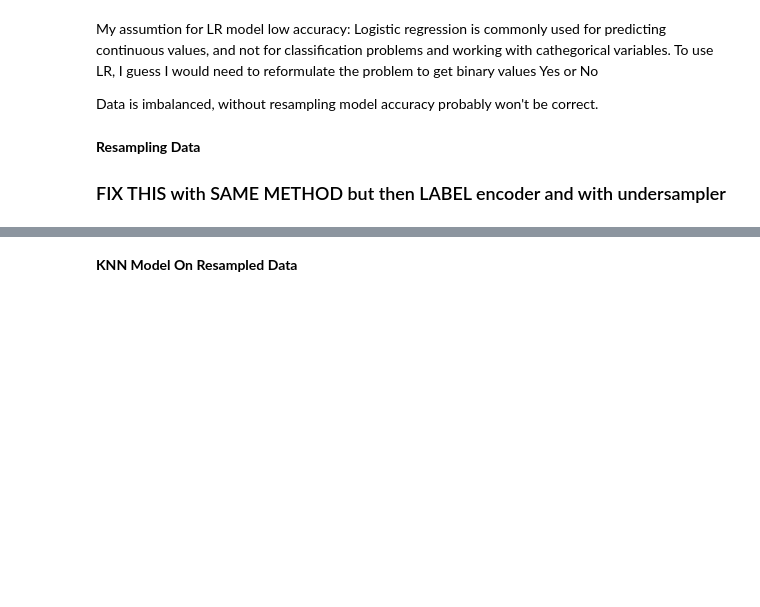
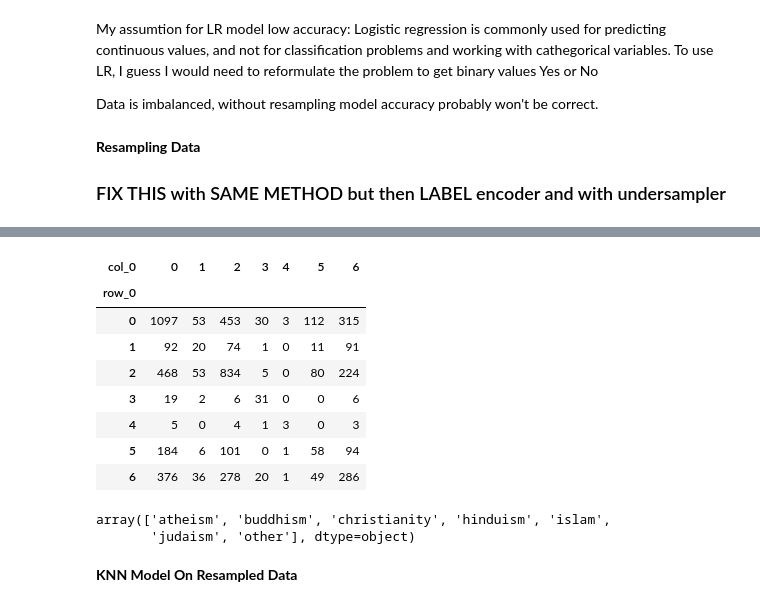
Before and after one commit to tamaricki/Projects, a Jupyter notebook: OKCupid_date_a_scientist.ipynb, the cells around one changed output, grey strips where cells are left out. Drawn from its saved outputs; the diff is of its cells as text; code cells hidden in the pictures; blank space fills up the shorter version.

```diff
--- a/OKCupid_date_a_scientist.ipynb
+++ b/OKCupid_date_a_scientist.ipynb
@@ -762,4 +762,4 @@ features_class = df_class.drop('religion_clean', axis=1)
 labels_class =le.fit_transform(labels_class)
 feature_class = pd.get_dummies(features_class)
 # %%
-x_train_class, y_train_class, x_test_class, y_test_class=train_test_split(feature_class, labels_class, test_size=0.2, random_state=4)
+x_train_class, x_test_class, y_train_class, y_test_class=train_test_split(feature_class, labels_class, test_size=0.2, random_state=4)
@@ -794,0 +781,4 @@ labelsr = all_religion.religion_clean
+# %%
+over_rfc = RandomForestClassifier()
+over_rfc.fit(x_train_over, y_train_over)
+over_score = over_rfc.score(x_test_class, y_test_class)
@@ -794,0 +789,3 @@ labelsr = all_religion.religion_clean
+# %%
+y_pred_over = over_rfc.predict(x_test_class)
+print(classification_report(y_test_class, y_pred_over))
@@ -795,3 +806,20 @@ labelsr = all_religion.religion_clean
+# %%
+pd.crosstab(y_test_class, y_pred_over)
+# %% [output]
+| col_0 | 0 | 1 | 2 | 3 | 4 | 5 | 6 |
+| row_0 |  |  |  |  |  |  |  |
+| 0 | 1097 | 53 | 453 | 30 | 3 | 112 | 315 |
+| 1 | 92 | 20 | 74 | 1 | 0 | 11 | 91 |
+| 2 | 468 | 53 | 834 | 5 | 0 | 80 | 224 |
+| 3 | 19 | 2 | 6 | 31 | 0 | 0 | 6 |
+| 4 | 5 | 0 | 4 | 1 | 3 | 0 | 3 |
+| 5 | 184 | 6 | 101 | 0 | 1 | 58 | 94 |
+| 6 | 376 | 36 | 278 | 20 | 1 | 49 | 286 |
+# %%
+le.classes_
+# %% [output]
+array(['atheism', 'buddhism', 'christianity', 'hinduism', 'islam',
+       'judaism', 'other'], dtype=object)
 # %% [markdown]
 **KNN Model On Resampled Data**
 # %%
```
Also changed, not shown: parts of 7 cells of this notebook.
